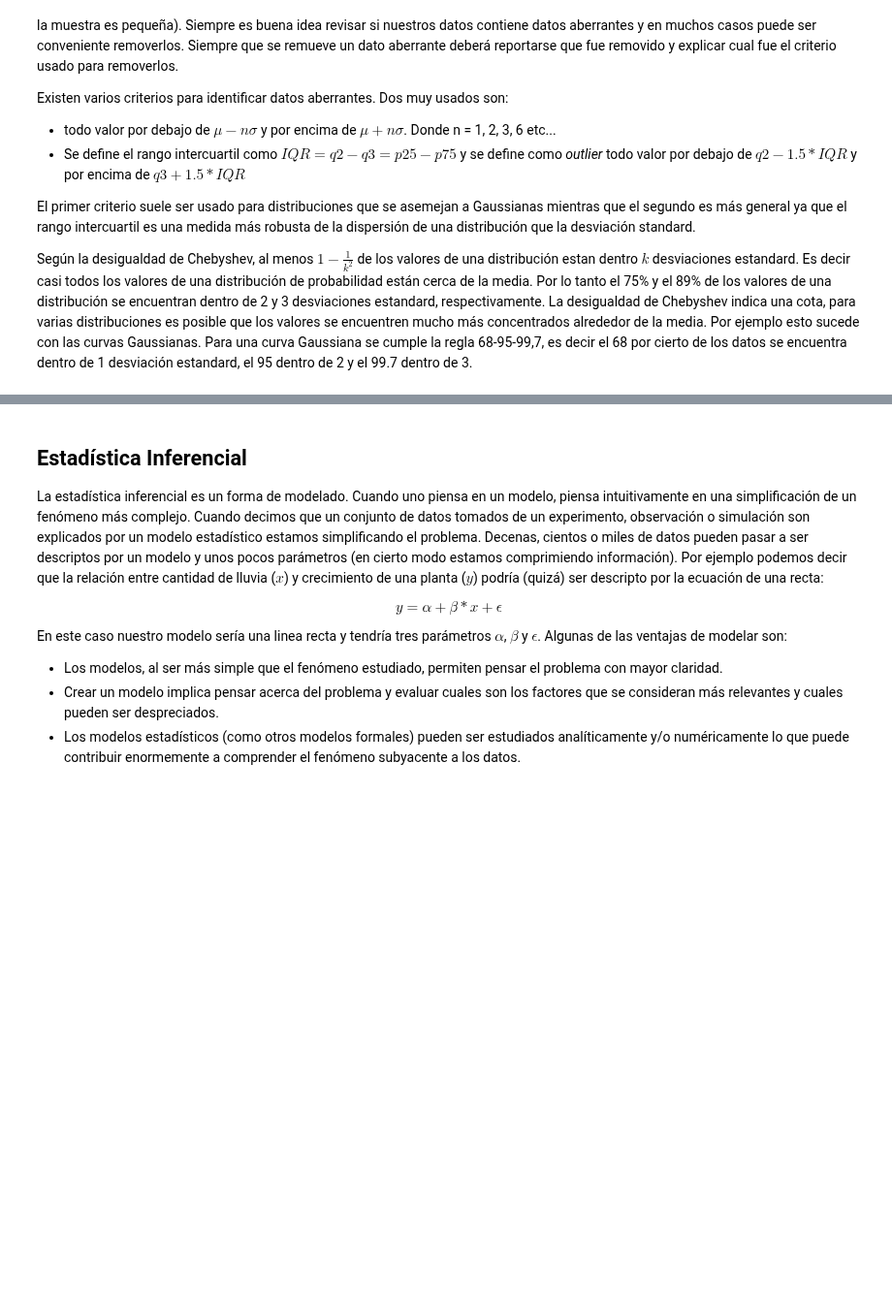
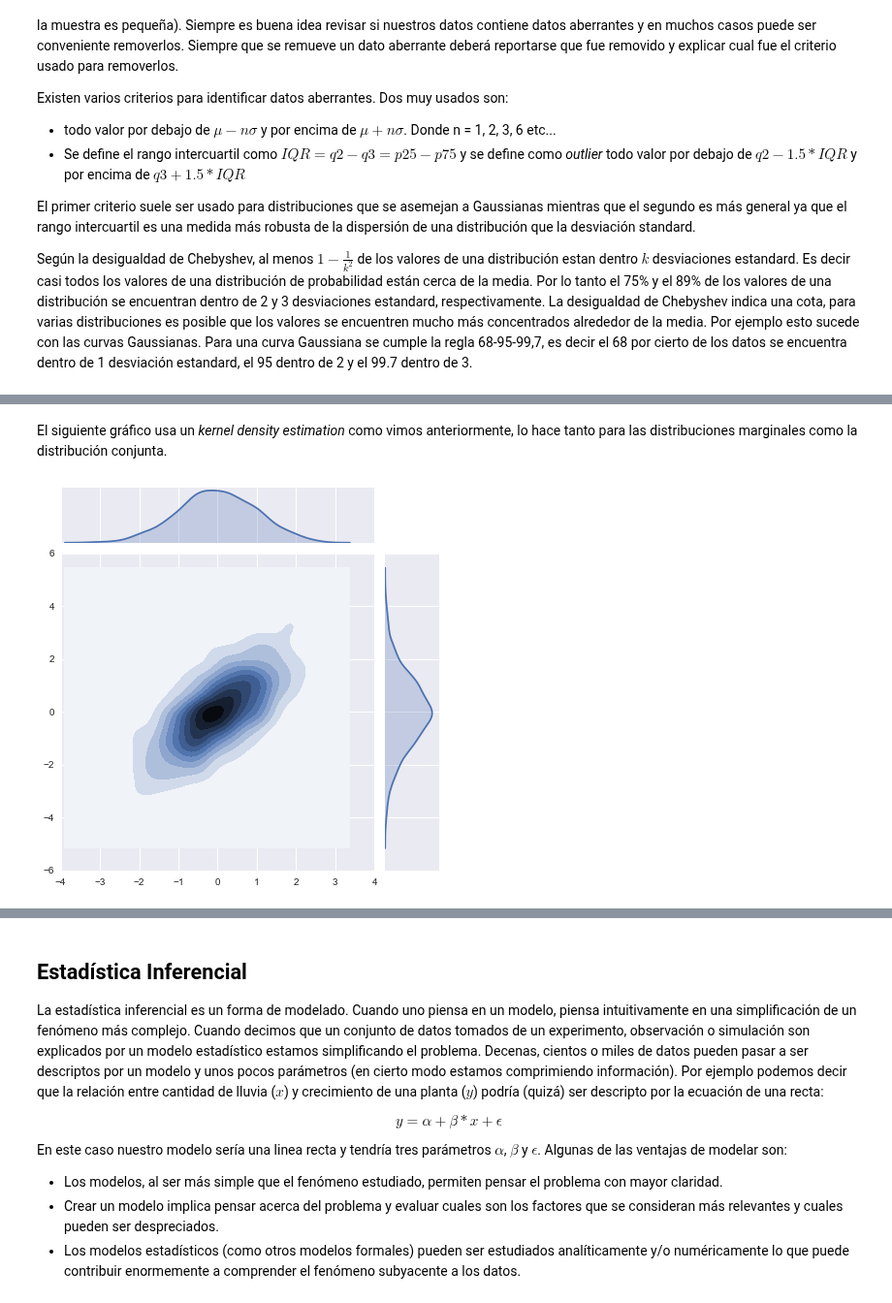
Before and after one commit to jmloyola/EBAD, a Jupyter notebook: 01_estadística/00_introducción.ipynb, the cells around one changed output, grey strips where cells are left out. Shown at 97% size. Drawn from its saved outputs; the diff is of its cells as text; code cells hidden in the pictures; blank space fills up the shorter version.

```diff
--- a/01_estadística/00_introducción.ipynb
+++ b/01_estadística/00_introducción.ipynb
@@ -166,0 +194,6 @@ Según la desigualdad de Chebyshev, al menos  $1 - \frac{1}{k^2}$ de los valores
+# %% [markdown]
+El siguiente gráfico usa un _kernel density estimation_ como vimos anteriormente, lo hace tanto para las distribuciones marginales como la distribución conjunta.
+# %%
+sns.jointplot(x, y,  kind='kde', stat_func=None);
+# %% [output]
+[figure, added]
```
Also changed, not shown: parts of 16 cells of this notebook.
